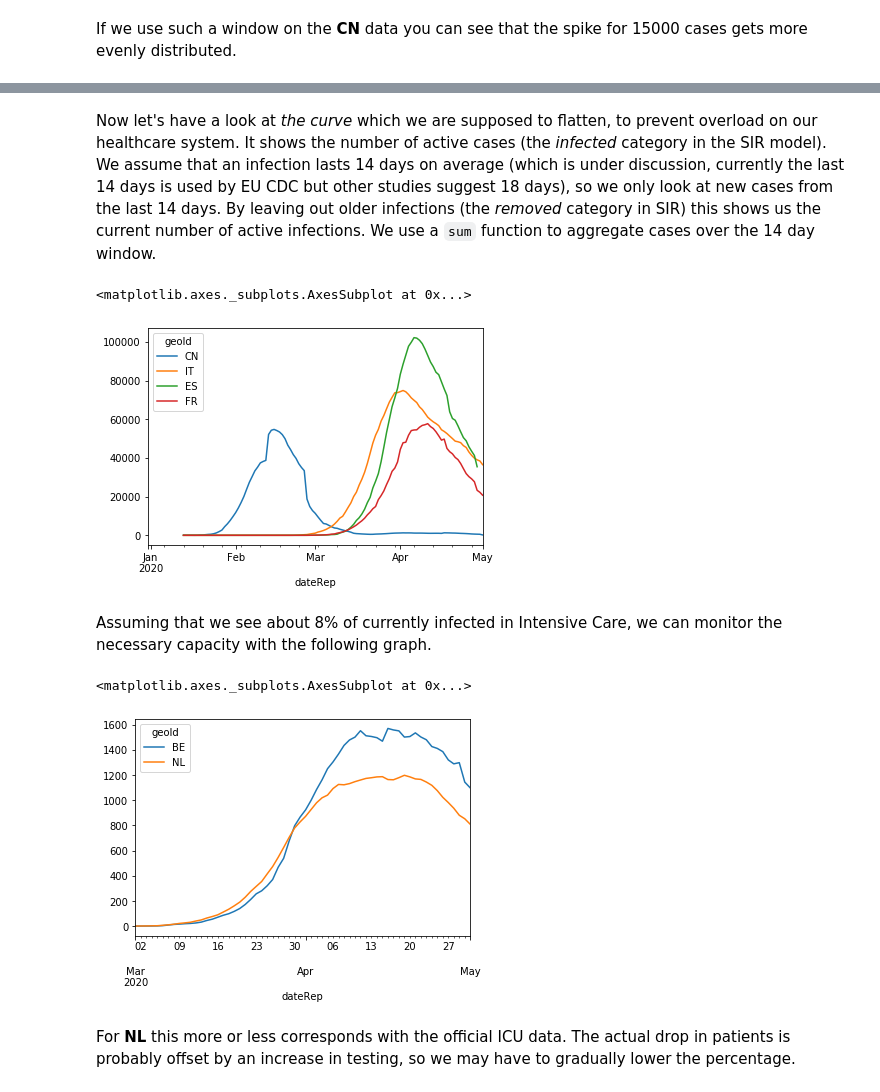
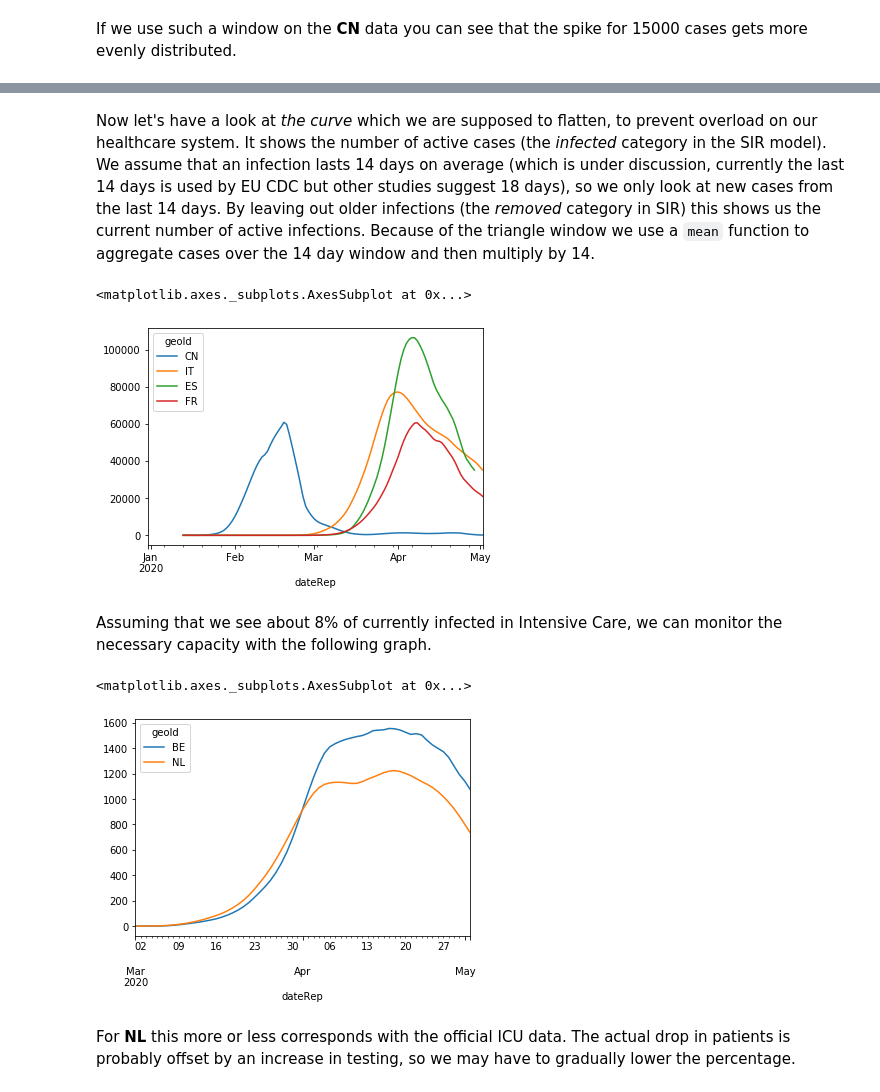
Before and after one commit to R3dje/COVID19, a Jupyter notebook: EUCDC.ipynb, the cells around one changed output, grey strips where cells are left out. Cells and saved outputs as stored; diff of their text form; code cells hidden in the pictures.

Commit message:
Update and triangle windows

```diff
--- a/EUCDC.ipynb
+++ b/EUCDC.ipynb
@@ -220,17 +220,17 @@ df_geo['cases']['CN'].rolling(14, win_type='triang').mean().plot()
 # %% [markdown]
-Now let's have a look at _the curve_ which we are supposed to flatten, to prevent overload on our healthcare system. It shows the number of active cases (the _infected_ category in the SIR model). We assume that an infection lasts 14 days on average (which is under discussion, currently the last 14 days is used by EU CDC but other studies suggest 18 days), so we only look at new cases from the last 14 days. By leaving out older infections (the _removed_ category in SIR) this shows us the current number of active infections. We use a `sum` function to aggregate cases over the 14 day window.
+Now let's have a look at _the curve_ which we are supposed to flatten, to prevent overload on our healthcare system. It shows the number of active cases (the _infected_ category in the SIR model). We assume that an infection lasts 14 days on average (which is under discussion, currently the last 14 days is used by EU CDC but other studies suggest 18 days), so we only look at new cases from the last 14 days. By leaving out older infections (the _removed_ category in SIR) this shows us the current number of active infections. Because of the triangle window we use a `mean` function to aggregate cases over the 14 day window and then multiply by 14.
 # %%
-df_geo['cases'][['CN', 'IT', 'ES', 'FR']].rolling(14).sum().plot()
+(df_geo['cases'][['CN', 'IT', 'ES', 'FR']].rolling(14, win_type='triang').mean() * 14).plot()
 # %% [output]
 <matplotlib.axes._subplots.AxesSubplot at 0x...>
-[figure, old version]
+[figure, new version]
 # %% [markdown]
 Assuming that we see about 8% of currently infected in Intensive Care, we can monitor the necessary capacity with the following graph.
 # %%
-(df_geo['cases'][['BE', 'NL']].rolling(14).sum().loc['20200301':] * 0.08).plot()
+(df_geo['cases'][['BE', 'NL']].rolling(14, win_type='triang').mean().loc['20200301':] * 14 * 0.08).plot()
 # %% [output]
 <matplotlib.axes._subplots.AxesSubplot at 0x...>
-[figure, old version]
+[figure, new version]
 # %% [markdown]
 For __NL__ this more or less corresponds with the official ICU data. The actual drop in patients is probably offset by an increase in testing, so we may have to gradually lower the percentage.
 # %%
```
Also changed, not shown: parts of 23 cells of this notebook, 2 other files.
